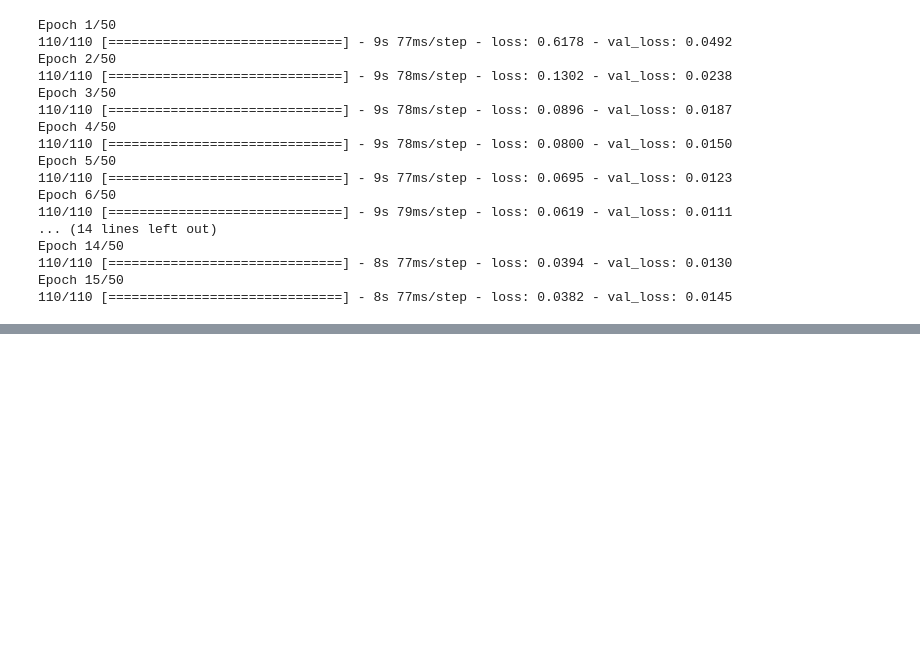
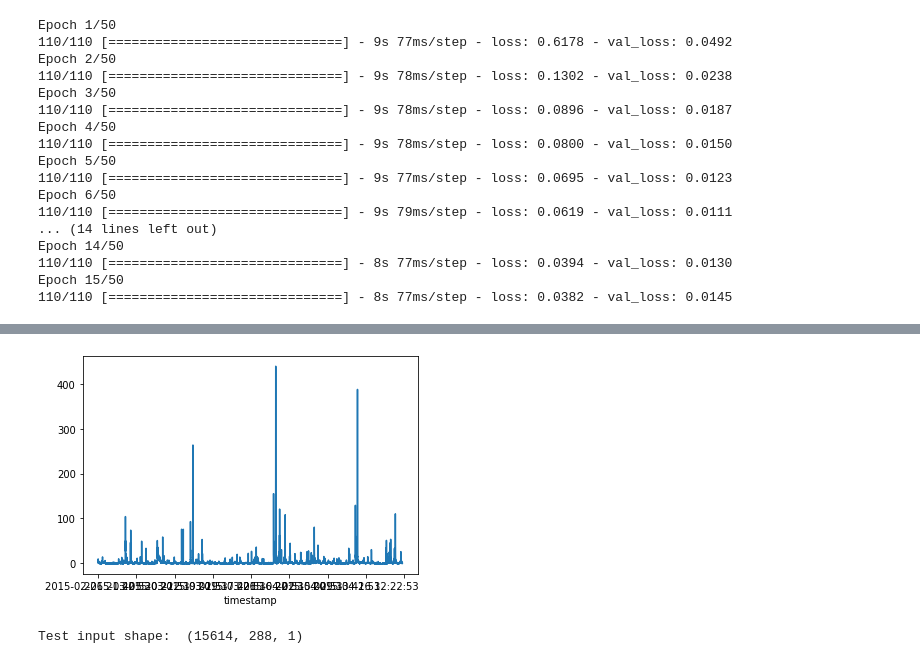
Before and after one commit to gibina/Stock-marketing-, a Jupyter notebook: NAB.ipynb, the cells around one changed output, grey strips where cells are left out. Drawn from its saved outputs; the diff is of its cells as text; code cells hidden in the pictures; blank space fills up the shorter version.

```diff
--- a/NAB.ipynb
+++ b/NAB.ipynb
@@ -176,0 +206,13 @@ Epoch 15/50
+# %%
+df_test_value = (df_daily_jumpsup - training_mean) / training_std
+fig, ax = plt.subplots()
+df_test_value.plot(legend=False, ax=ax)
+plt.show()
+# %% [output]
+[figure, added]
+# %%
+# Create sequences from test values.
+x_test = create_sequences(df_test_value.values)
+print("Test input shape: ", x_test.shape)
+# %% [output]
+Test input shape:  (15614, 288, 1)
```
Also changed, not shown: parts of 10 cells of this notebook.
